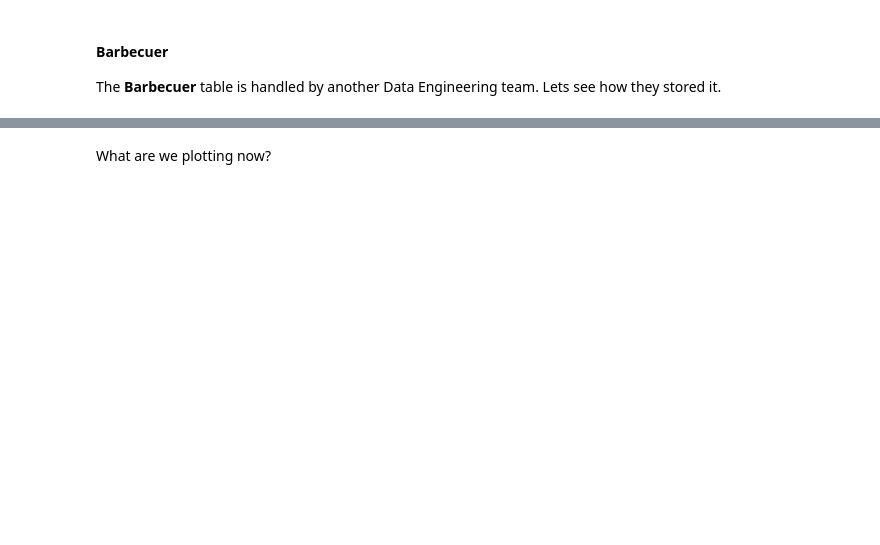
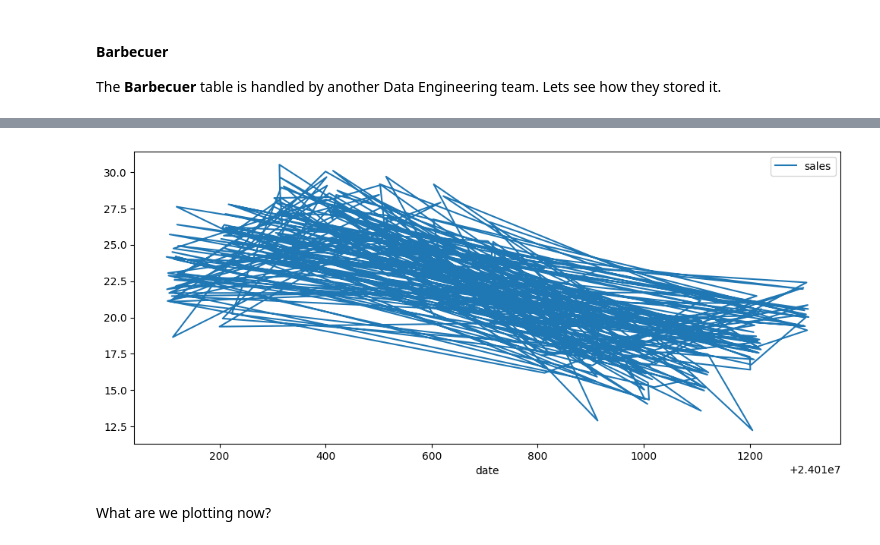
Before and after one commit to konstantin-nova/adpro25_course, a Jupyter notebook: Notebooks/05-datetime.ipynb, the cells around one changed output, grey strips where cells are left out. Drawn from its saved outputs; the diff is of its cells as text; code cells hidden in the pictures; blank space fills up the shorter version.

```diff
--- a/Notebooks/05-datetime.ipynb
+++ b/Notebooks/05-datetime.ipynb
@@ -195,6 +307,8 @@ barb.dtypes
 # %%
-barb.plot(x='date', y='sales', figsize=(15,6))
+barb.plot(x='date', y='sales', figsize=(12,5))
 plt.show()
+# %% [output]
+[figure, added]
 # %% [markdown]
 What are we plotting now?
 # %%
```
Also changed, not shown: parts of 36 cells of this notebook, 7 other files.
